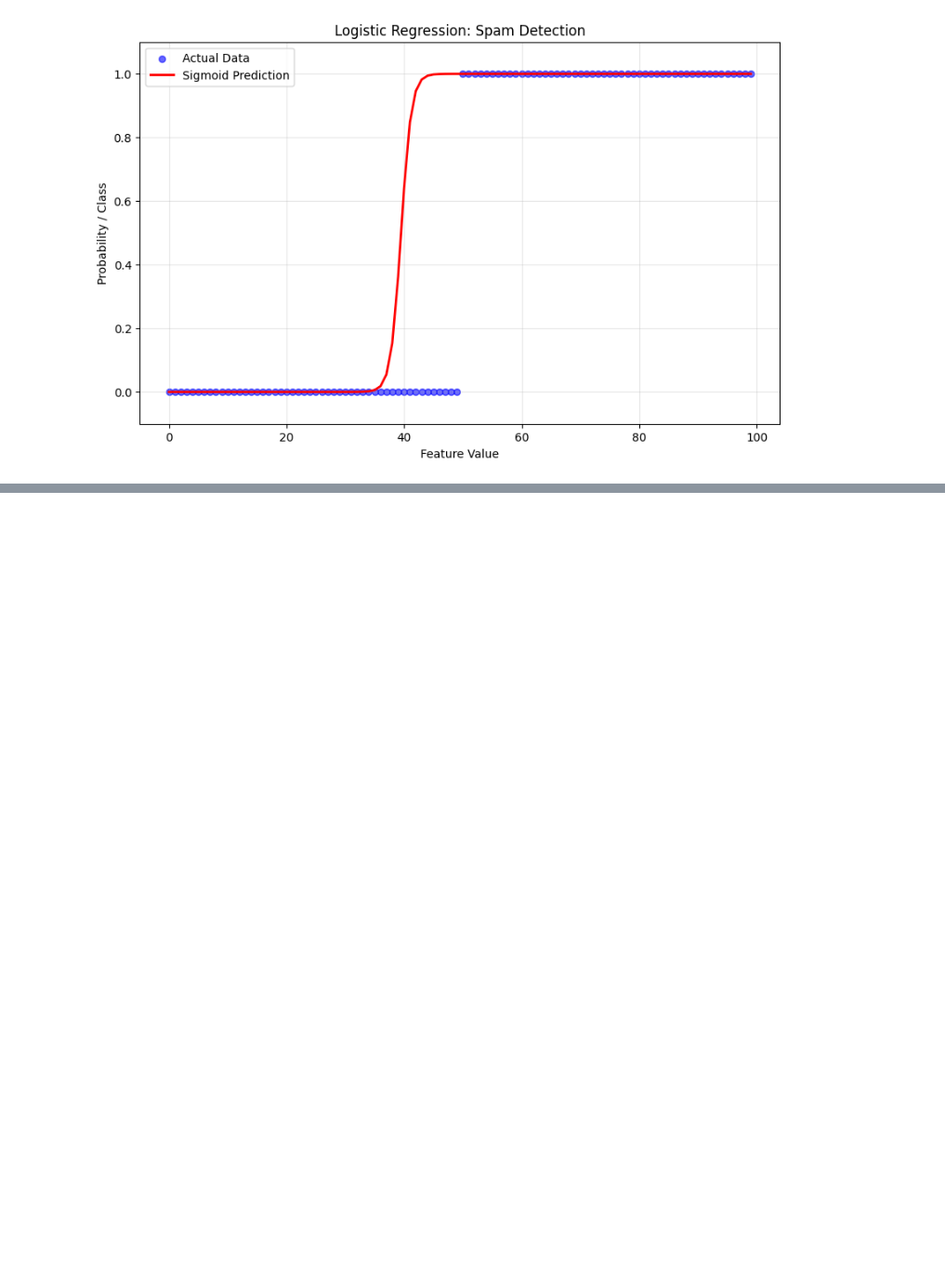
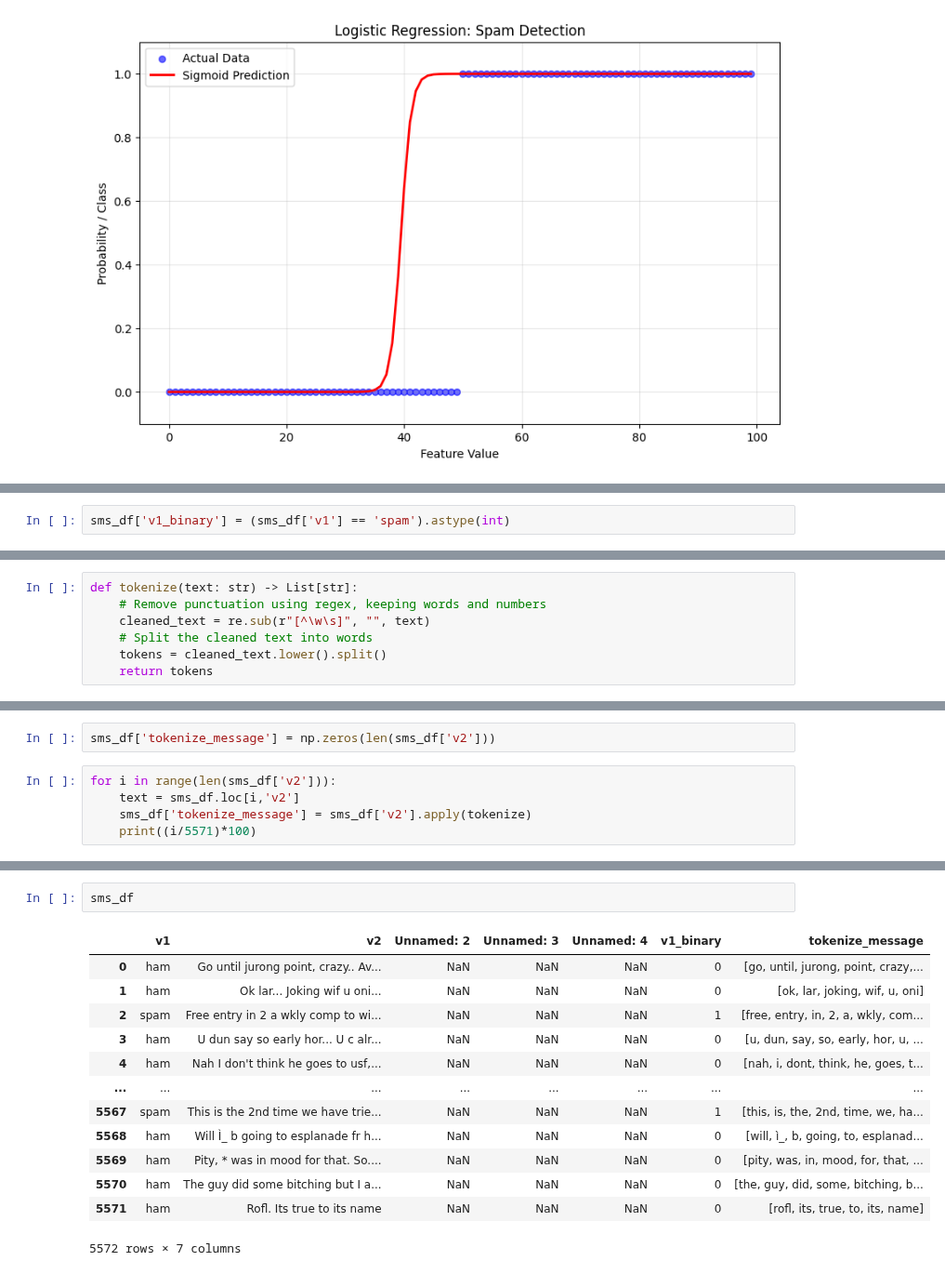
Before and after one commit to RITO20/ju_lab, a Jupyter notebook: LAB_B-2/lab_2-2.ipynb, the cells around one changed output, grey strips where cells are left out. Shown at 93% size. Saved outputs shown, nothing was run; the diff lists cells and outputs as text; blank space fills up the shorter version.

```diff
--- a/LAB_B-2/lab_2-2.ipynb
+++ b/LAB_B-2/lab_2-2.ipynb
@@ -131,0 +139,2 @@ sms_data
+# %%
+sms_df['v1_binary'] = (sms_df['v1'] == 'spam').astype(int)
@@ -131,0 +168,7 @@ sms_data
+# %%
+def tokenize(text: str) -> List[str]:
+    # Remove punctuation using regex, keeping words and numbers
+    cleaned_text = re.sub(r"[^\w\s]", "", text)
+    # Split the cleaned text into words
+    tokens = cleaned_text.lower().split()
+    return tokens
@@ -131,0 +179,7 @@ sms_data
+# %%
+sms_df['tokenize_message'] = np.zeros(len(sms_df['v2']))
+# %%
+for i in range(len(sms_df['v2'])):
+    text = sms_df.loc[i,'v2']
+    sms_df['tokenize_message'] = sms_df['v2'].apply(tokenize)
+    print((i/5571)*100)
@@ -131,0 +204,16 @@ sms_data
+# %%
+sms_df
+# %% [output]
+|  | v1 | v2 | Unnamed: 2 | Unnamed: 3 | Unnamed: 4 | v1_binary | tokenize_message |
+| 0 | ham | Go until jurong point, crazy.. Av... | NaN | NaN | NaN | 0 | [go, until, jurong, point, crazy,... |
+| 1 | ham | Ok lar... Joking wif u oni... | NaN | NaN | NaN | 0 | [ok, lar, joking, wif, u, oni] |
+| 2 | spam | Free entry in 2 a wkly comp to wi... | NaN | NaN | NaN | 1 | [free, entry, in, 2, a, wkly, com... |
+| 3 | ham | U dun say so early hor... U c alr... | NaN | NaN | NaN | 0 | [u, dun, say, so, early, hor, u, ... |
+| 4 | ham | Nah I don't think he goes to usf,... | NaN | NaN | NaN | 0 | [nah, i, dont, think, he, goes, t... |
+| ... | ... | ... | ... | ... | ... | ... | ... |
+| 5567 | spam | This is the 2nd time we have trie... | NaN | NaN | NaN | 1 | [this, is, the, 2nd, time, we, ha... |
+| 5568 | ham | Will Ì_ b going to esplanade fr h... | NaN | NaN | NaN | 0 | [will, ì_, b, going, to, esplanad... |
+| 5569 | ham | Pity, * was in mood for that. So.... | NaN | NaN | NaN | 0 | [pity, was, in, mood, for, that, ... |
+| 5570 | ham | The guy did some bitching but I a... | NaN | NaN | NaN | 0 | [the, guy, did, some, bitching, b... |
+| 5571 | ham | Rofl. Its true to its name | NaN | NaN | NaN | 0 | [rofl, its, true, to, its, name] |
+5572 rows × 7 columns
```
Also changed, not shown: parts of 13 cells of this notebook.
